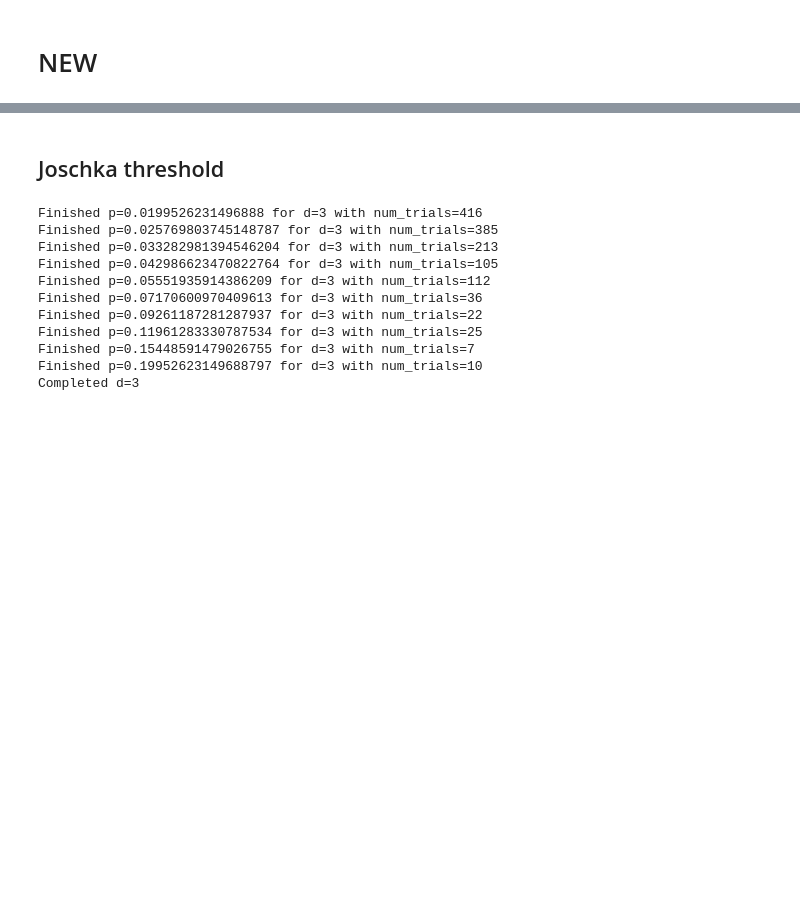
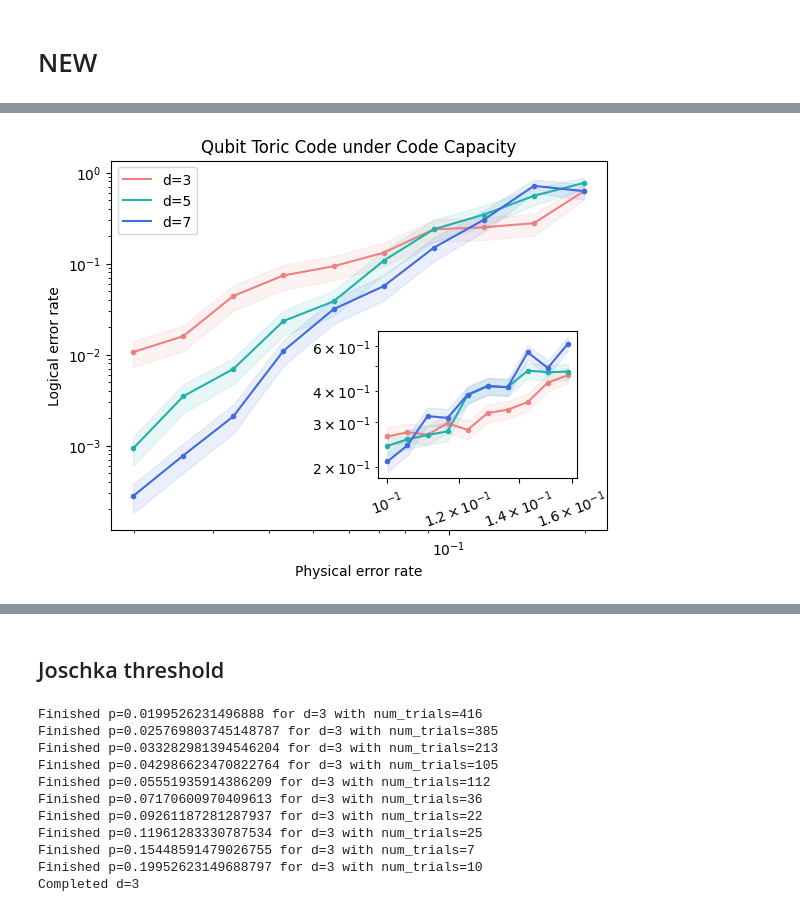
Before and after one commit to e-kneip/bbqudit, a Jupyter notebook: bbq/last_chance.ipynb, the cells around one changed output, grey strips where cells are left out. Saved outputs shown, nothing was run; the diff lists cells and outputs as text; code cells hidden in the pictures; blank space fills up the shorter version.

Commit message:
Feat: update results

```diff
--- a/bbq/last_chance.ipynb
+++ b/bbq/last_chance.ipynb
@@ -60,0 +23,65 @@ plt.title('Qudit Toric Code (3x3) under Code Capacity');
+# %%
+results = {3: [938, 627, 227, 135, 107, 76, 42, 40, 36, 16],
+           5: [8591, 2295, 1436, 428, 260, 93, 42, 29, 18, 13],
+           7: [28624, 10266, 3814, 909, 317, 177, 67, 33, 14, 16]}
+plot_num_failures = {3: 10,
+                5: [8, 8, 10, 10, 10, 10, 10, 10, 10, 10],
+                7: [8, 8, 8, 10, 10, 10, 10, 10, 10, 10]}
+
+ext_results = {3: [379, 365, 373, 336, 357, 306, 297, 277, 232, 217],
+           5: [413, 389, 374, 362, 260, 240, 242, 208, 211, 210],
+           7: [476, 411, 315, 320, 259, 239, 242, 176, 203, 163]}
+ext_plot_num_failures = {3: 100,
+                5: 100,
+                7: 100}
+
+physical_error = np.flip(np.logspace(-1.7, -0.7, 10))
+ext_physical_error = np.flip(np.logspace(-1, -0.8, 10))
+# %%
+plot_results, plot_error_bars = process_results(results, plot_num_failures)
+ext_plot_results, ext_plot_error_bars = process_results(ext_results, ext_plot_num_failures)
+
+fig, ax = plt.subplots()
+
+x = np.flip(physical_error)
+ext_x = np.flip(ext_physical_error)
+
+ax.loglog(x, plot_results[3], color='lightcoral')
+ax.loglog(x, plot_results[5], color='lightseagreen')
+ax.loglog(x, plot_results[7], color='royalblue')
+
+ax.loglog(x, plot_results[3], '.', color='lightcoral')
+ax.loglog(x, plot_results[5], '.', color='lightseagreen')
+ax.loglog(x, plot_results[7], '.', color='royalblue')
+
+ax.fill_between(x, plot_results[3] - plot_error_bars[3], plot_results[3] + plot_error_bars[3], color='lightcoral', alpha=0.1)
+ax.fill_between(x, plot_results[5] - plot_error_bars[5], plot_results[5] + plot_error_bars[5], color='lightseagreen', alpha=0.1)
+ax.fill_between(x, plot_results[7] - plot_error_bars[7], plot_results[7] + plot_error_bars[7], color='royalblue', alpha=0.1)
+
+axins = ax.inset_axes([0.54, 0.14, 0.4, 0.4])
+axins.set_xscale('log')
+
+axins.loglog(ext_x, ext_plot_results[3], color='lightcoral')
+axins.loglog(ext_x, ext_plot_results[5], color='lightseagreen')
+axins.loglog(ext_x, ext_plot_results[7], color='royalblue')
+
+axins.loglog(ext_x, ext_plot_results[3], '.', color='lightcoral')
+axins.loglog(ext_x, ext_plot_results[5], '.', color='lightseagreen')
+axins.loglog(ext_x, ext_plot_results[7], '.', color='royalblue')
+
+axins.fill_between(ext_x, ext_plot_results[3] - ext_plot_error_bars[3], ext_plot_results[3] + ext_plot_error_bars[3], color='lightcoral', alpha=0.1)
+axins.fill_between(ext_x, ext_plot_results[5] - ext_plot_error_bars[5], ext_plot_results[5] + ext_plot_error_bars[5], color='lightseagreen', alpha=0.1)
+axins.fill_between(ext_x, ext_plot_results[7] - ext_plot_error_bars[7], ext_plot_results[7] + ext_plot_error_bars[7], color='royalblue', alpha=0.1)
+
+axins.tick_params(axis='x', which='major', bottom=True, top=False, labelbottom=True, labelrotation=20)
+
+axins.tick_params(axis='x', which='minor', bottom=False, top=False, labelbottom=False)
+
+axins.set_xticks([0.1, 0.12, 0.14, 0.16])
+
+ax.legend(['d=3', 'd=5', 'd=7'])
+ax.set_xlabel('Physical error rate')
+ax.set_ylabel('Logical error rate')
+ax.set_title('Qubit Toric Code under Code Capacity');
+# %% [output]
+[figure, added]
```
Also changed, not shown: parts of 11 cells of this notebook, 2 other files.
